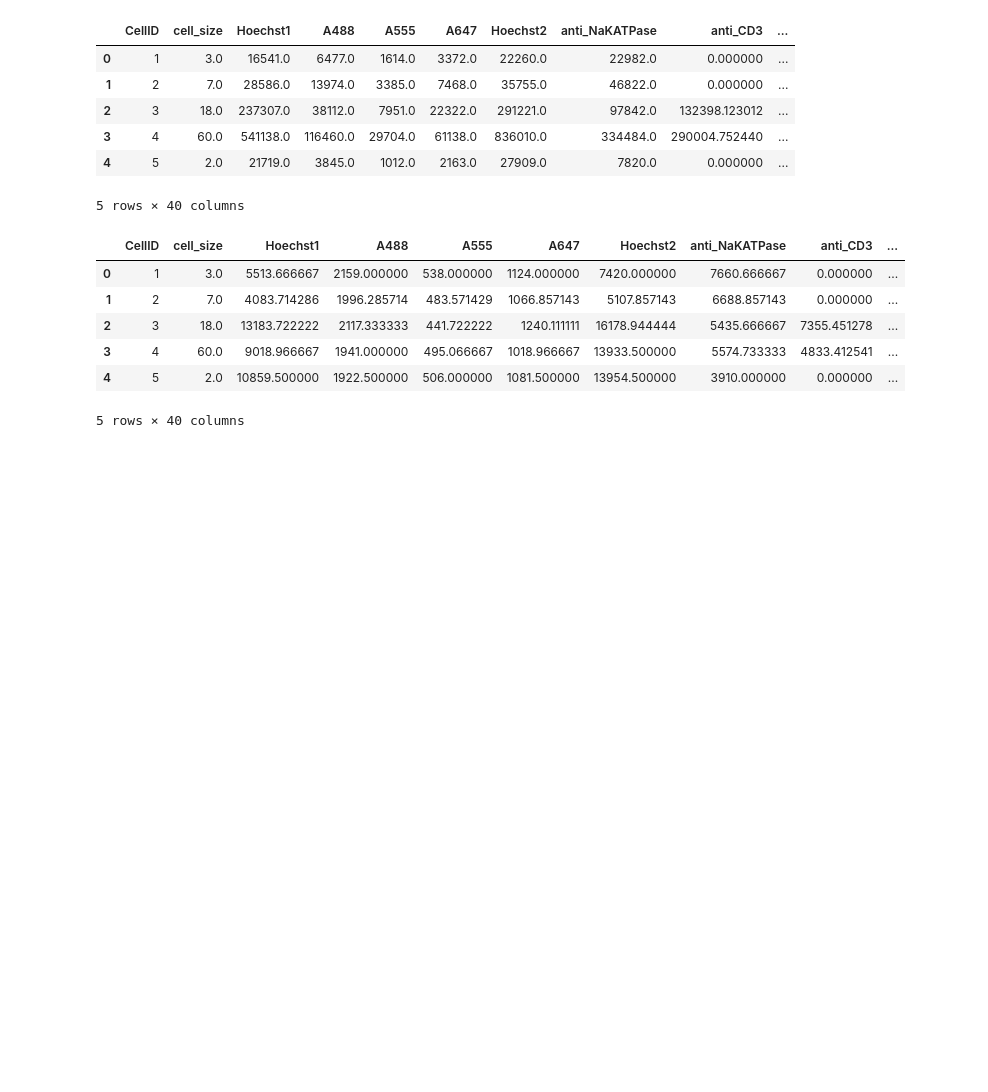
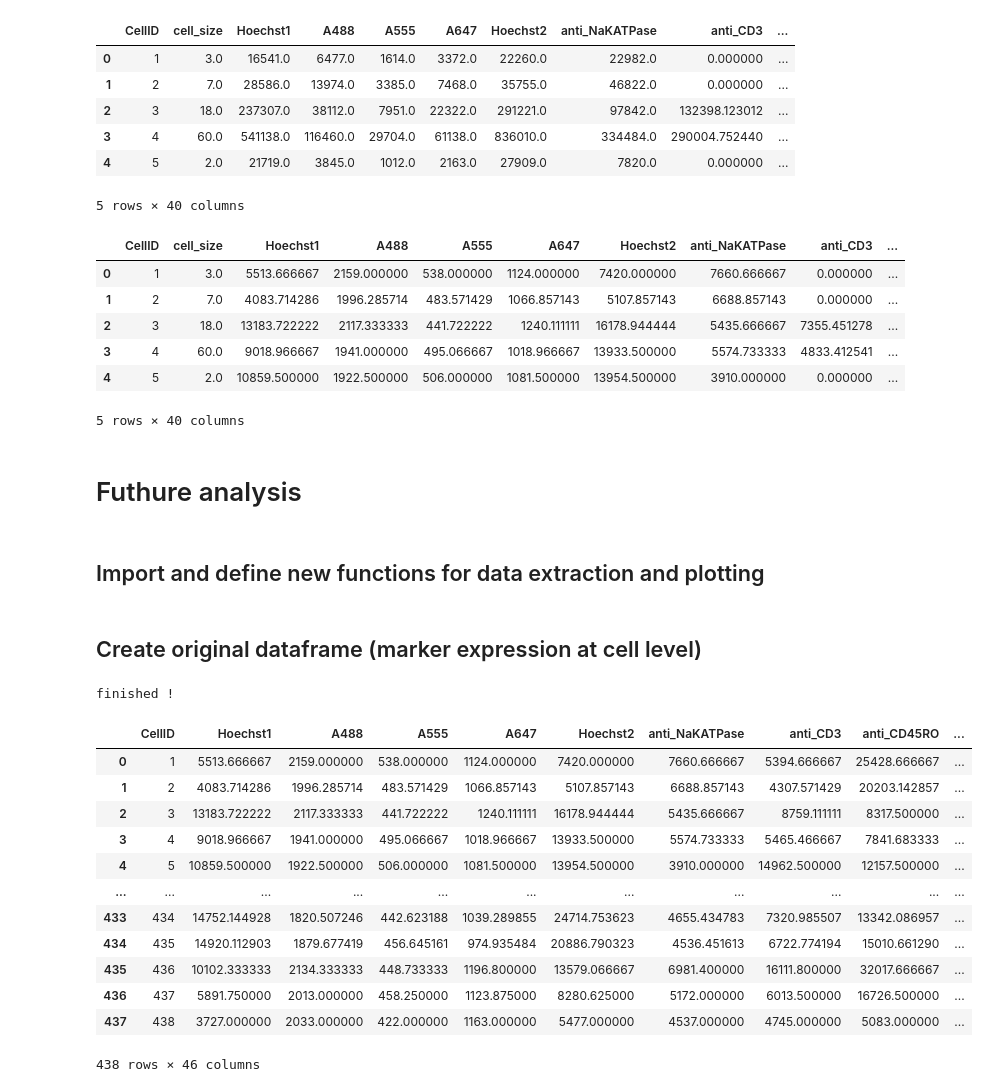
Before and after one commit to IAWG-CSBC-PSON/hack2022-05-cross-talk, a Jupyter notebook: 0.1_redsea_py.ipynb, the cells around one changed output. Drawn from its saved outputs; the diff is of its cells as text; code cells hidden in the pictures; blank space fills up the shorter version.

```diff
--- a/0.1_redsea_py.ipynb
+++ b/0.1_redsea_py.ipynb
@@ -359,3 +359,7 @@ dataCompenScaleSizeL_full.head() # redsea compensated counts, but scaled by cell
 | 3 | 4 | 60.0 | 9018.966667 | 1941.000000 | 495.066667 | 1018.966667 | 13933.500000 | 5574.733333 | 4833.412541 | ... |
 | 4 | 5 | 2.0 | 10859.500000 | 1922.500000 | 506.000000 | 1081.500000 | 13954.500000 | 3910.000000 | 0.000000 | ... |
 5 rows × 40 columns
+# %% [markdown]
+# Futhure analysis
+# %% [markdown]
+## Import and define new functions for data extraction and plotting
@@ -361,0 +428,27 @@ dataCompenScaleSizeL_full.head() # redsea compensated counts, but scaled by cell
+# %% [markdown]
+## Create original dataframe (marker expression at cell level)
+# %%
+# specify variables to feed
+channel_names_loaded = markers
+masks_loaded = {'whole-cell':segMat}
+
+# extract single-cell data for multiple channels for multiple masks
+data_original = MaskZstack(masks_loaded,tiff_fname,channel_names_loaded,intensity_props=["mean_intensity"])['whole-cell']
+# %% [output]
+finished !
+# %%
+data_original
+# %% [output]
+|  | CellID | Hoechst1 | A488 | A555 | A647 | Hoechst2 | anti_NaKATPase | anti_CD3 | anti_CD45RO | ... |
+| 0 | 1 | 5513.666667 | 2159.000000 | 538.000000 | 1124.000000 | 7420.000000 | 7660.666667 | 5394.666667 | 25428.666667 | ... |
+| 1 | 2 | 4083.714286 | 1996.285714 | 483.571429 | 1066.857143 | 5107.857143 | 6688.857143 | 4307.571429 | 20203.142857 | ... |
+| 2 | 3 | 13183.722222 | 2117.333333 | 441.722222 | 1240.111111 | 16178.944444 | 5435.666667 | 8759.111111 | 8317.500000 | ... |
+| 3 | 4 | 9018.966667 | 1941.000000 | 495.066667 | 1018.966667 | 13933.500000 | 5574.733333 | 5465.466667 | 7841.683333 | ... |
+| 4 | 5 | 10859.500000 | 1922.500000 | 506.000000 | 1081.500000 | 13954.500000 | 3910.000000 | 14962.500000 | 12157.500000 | ... |
+| ... | ... | ... | ... | ... | ... | ... | ... | ... | ... | ... |
+| 433 | 434 | 14752.144928 | 1820.507246 | 442.623188 | 1039.289855 | 24714.753623 | 4655.434783 | 7320.985507 | 13342.086957 | ... |
+| 434 | 435 | 14920.112903 | 1879.677419 | 456.645161 | 974.935484 | 20886.790323 | 4536.451613 | 6722.774194 | 15010.661290 | ... |
+| 435 | 436 | 10102.333333 | 2134.333333 | 448.733333 | 1196.800000 | 13579.066667 | 6981.400000 | 16111.800000 | 32017.666667 | ... |
+| 436 | 437 | 5891.750000 | 2013.000000 | 458.250000 | 1123.875000 | 8280.625000 | 5172.000000 | 6013.500000 | 16726.500000 | ... |
+| 437 | 438 | 3727.000000 | 2033.000000 | 422.000000 | 1163.000000 | 5477.000000 | 4537.000000 | 4745.000000 | 5083.000000 | ... |
+438 rows × 46 columns
```
Also changed, not shown: parts of 6 cells of this notebook, 1 other file.
